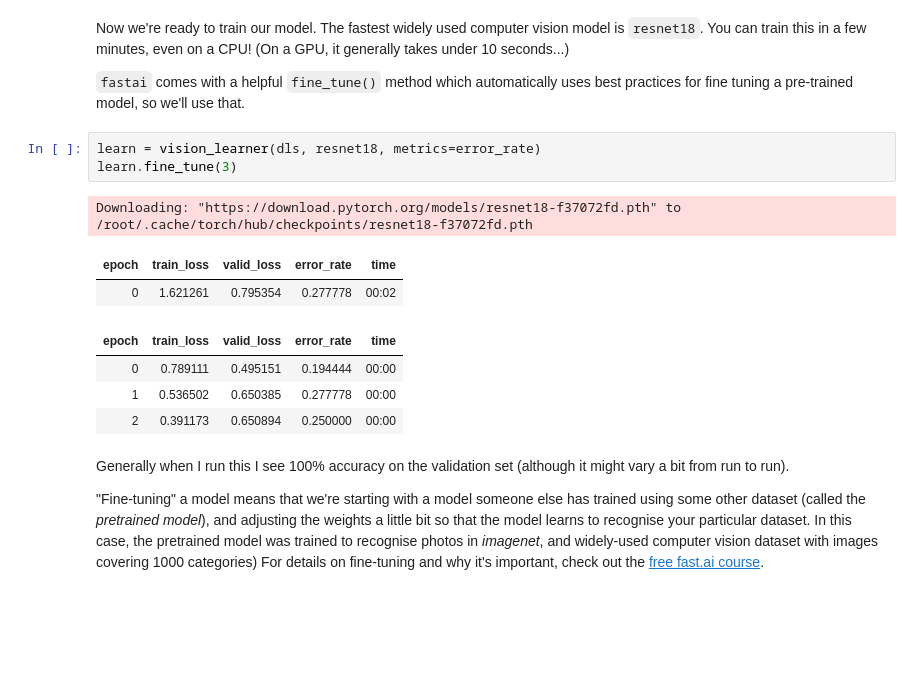
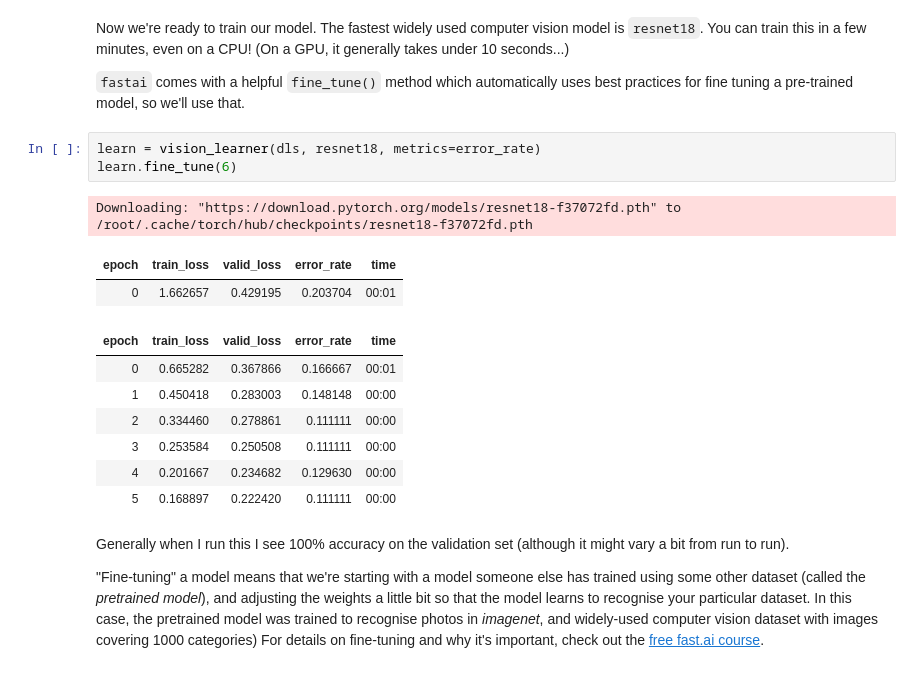
Before and after one commit to camdresie/timmy-or-troye-image-classifier, a Jupyter notebook: timmy-or-troye-image-classifier.ipynb, the cells around one changed output. Drawn from its saved outputs; the diff is of its cells as text; blank space fills up the shorter version.

```diff
--- a/timmy-or-troye-image-classifier.ipynb
+++ b/timmy-or-troye-image-classifier.ipynb
@@ -158,15 +158,18 @@ Now we're ready to train our model. The fastest widely used computer vision mode
 `fastai` comes with a helpful `fine_tune()` method which automatically uses best practices for fine tuning a pre-trained model, so we'll use that.
 # %%
 learn = vision_learner(dls, resnet18, metrics=error_rate)
-learn.fine_tune(3)
+learn.fine_tune(6)
 # %% [output]
 Downloading: "https://download.pytorch.org/models/resnet18-f37072fd.pth" to /root/.cache/torch/hub/checkpoints/resnet18-f37072fd.pth
 | epoch | train_loss | valid_loss | error_rate | time |
-| 0 | 1.621261 | 0.795354 | 0.277778 | 00:02 |
+| 0 | 1.662657 | 0.429195 | 0.203704 | 00:01 |
 | epoch | train_loss | valid_loss | error_rate | time |
-| 0 | 0.789111 | 0.495151 | 0.194444 | 00:00 |
-| 1 | 0.536502 | 0.650385 | 0.277778 | 00:00 |
-| 2 | 0.391173 | 0.650894 | 0.250000 | 00:00 |
+| 0 | 0.665282 | 0.367866 | 0.166667 | 00:01 |
+| 1 | 0.450418 | 0.283003 | 0.148148 | 00:00 |
+| 2 | 0.334460 | 0.278861 | 0.111111 | 00:00 |
+| 3 | 0.253584 | 0.250508 | 0.111111 | 00:00 |
+| 4 | 0.201667 | 0.234682 | 0.129630 | 00:00 |
+| 5 | 0.168897 | 0.222420 | 0.111111 | 00:00 |
 # %% [markdown]
 Generally when I run this I see 100% accuracy on the validation set (although it might vary a bit from run to run).
 
```
Also changed, not shown: parts of 5 cells of this notebook.
